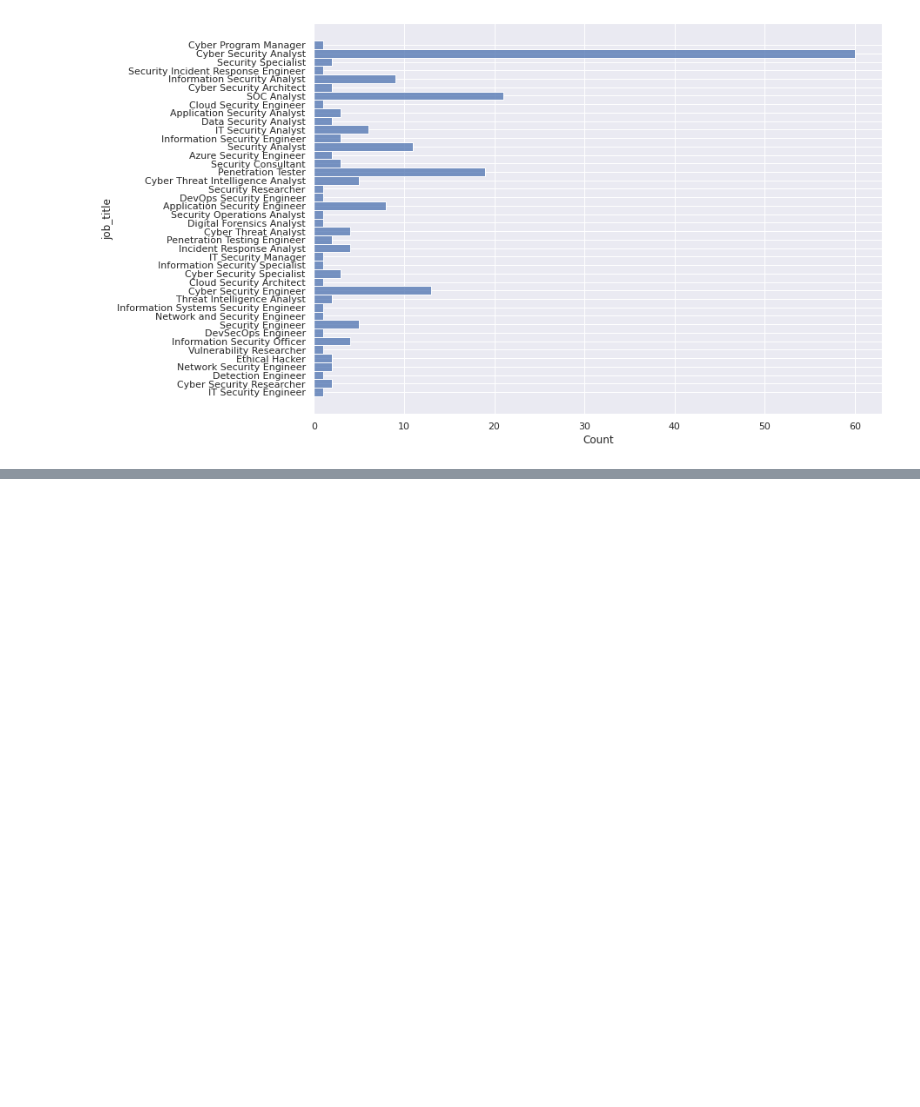
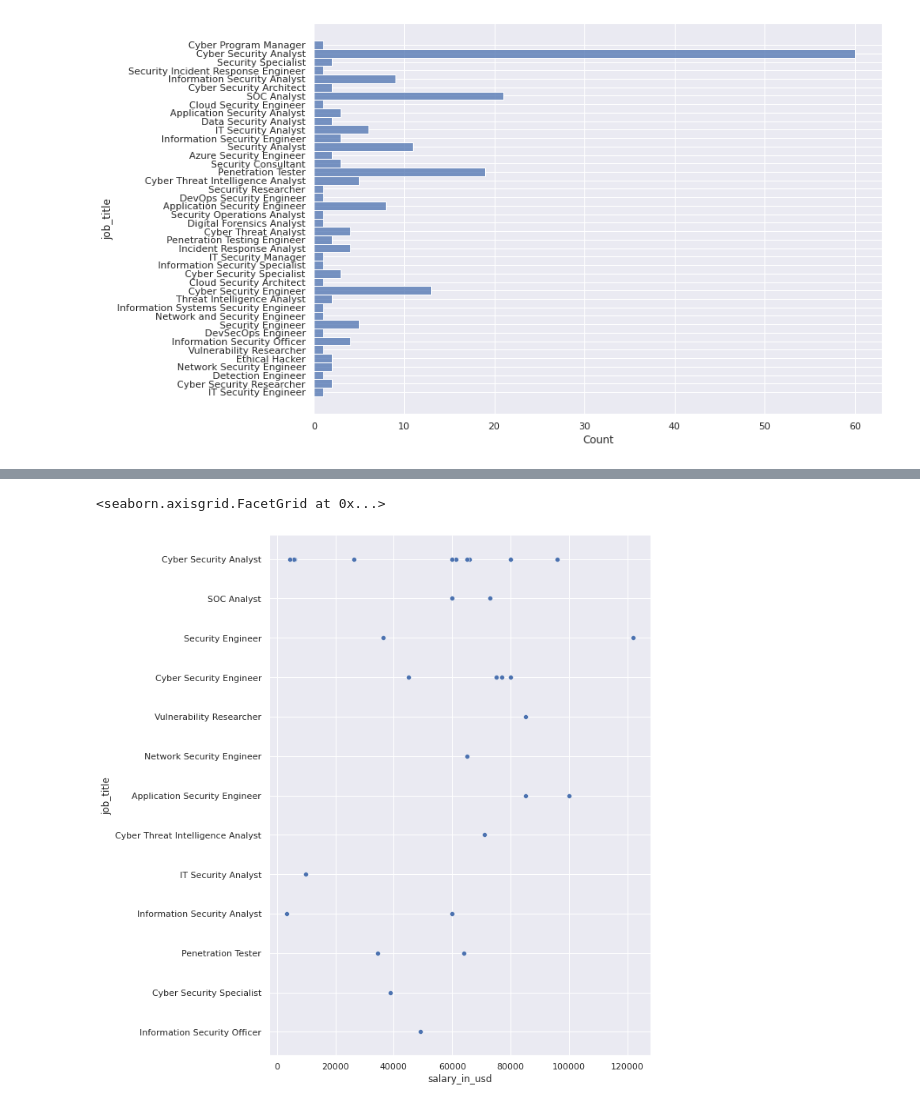
Before and after one commit to NotRebelle/H3Hitema, a Jupyter notebook: Soutenance/soutenance.ipynb, the cells around one changed output, grey strips where cells are left out. Saved outputs shown, nothing was run; the diff lists cells and outputs as text; code cells hidden in the pictures; blank space fills up the shorter version.

```diff
--- a/Soutenance/soutenance.ipynb
+++ b/Soutenance/soutenance.ipynb
@@ -60,0 +79,9 @@ sns.histplot(data=filterEN, y="job_title")
+# %%
+filterEN = df[(df.experience_level == "EN") & (df.work_year < 2021)]
+sns.relplot(
+    data=filterEN,
+    y="job_title", x="salary_in_usd", height= 10
+)
+# %% [output]
+<seaborn.axisgrid.FacetGrid at 0x...>
+[figure, added]
```
Also changed, not shown: parts of 5 cells of this notebook, 1 other file.
